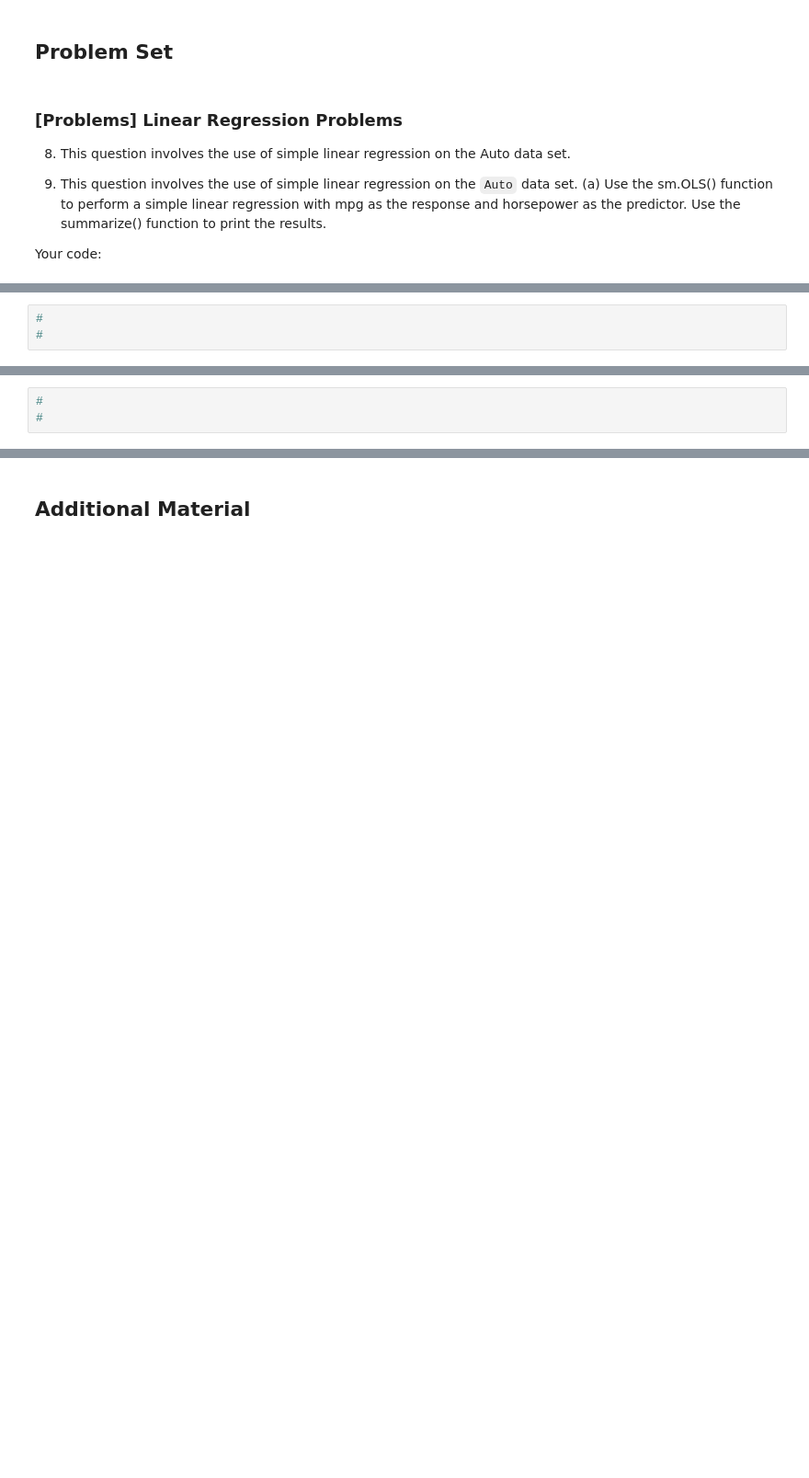
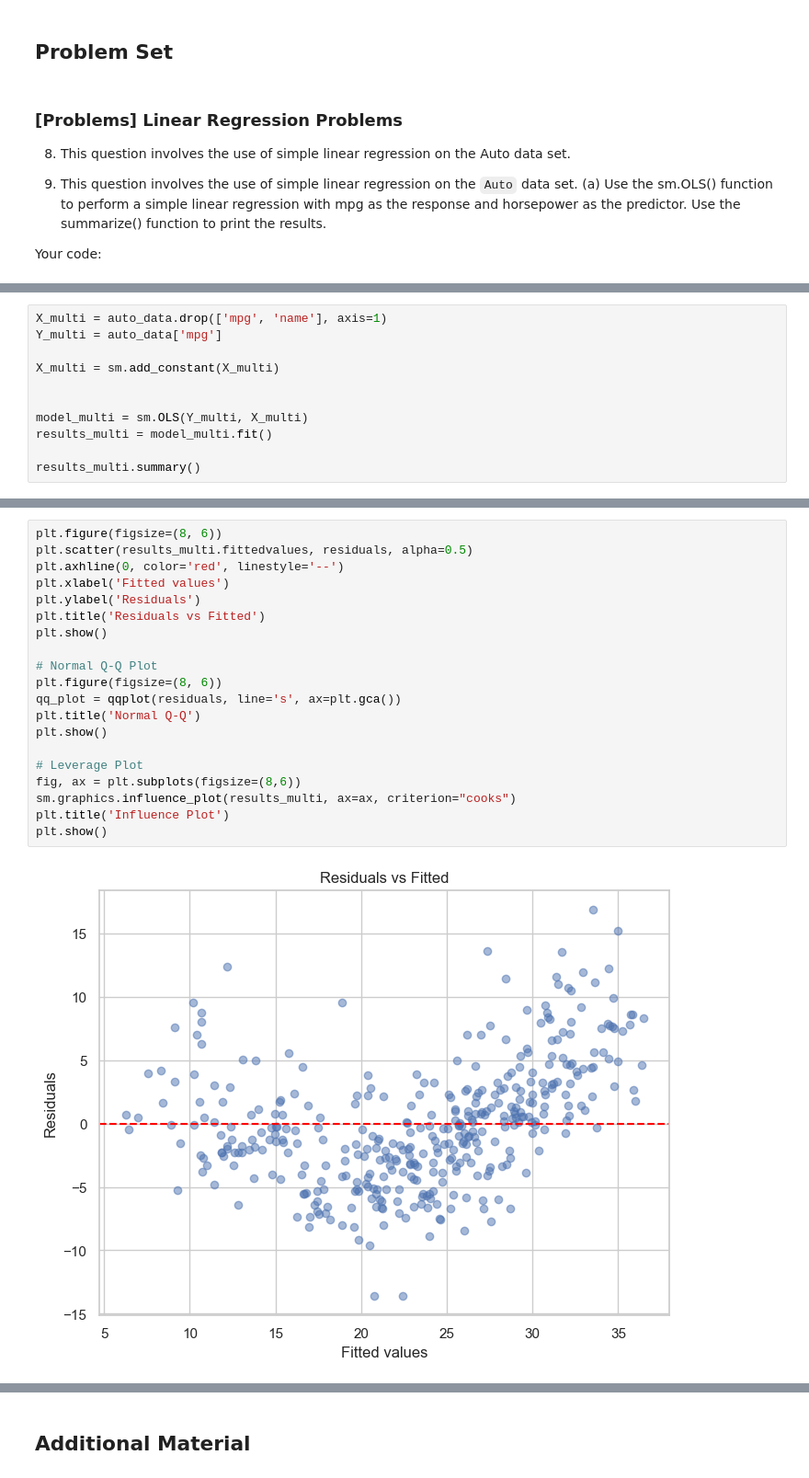
Before and after one commit to BU-MSSP-Classroom/ma679-spring2024-01-linear-regression-SCOTT07186, a Jupyter notebook: Ch3_Regression_Python.ipynb, the cells around one changed output, grey strips where cells are left out. Shown at 92% size. Cells and saved outputs as stored; diff of their text form; blank space fills up the shorter version.

```diff
--- a/Ch3_Regression_Python.ipynb
+++ b/Ch3_Regression_Python.ipynb
@@ -714,5 +799,13 @@ the predictors. Use the summarize() function to print the results.
 
 Your code:
 # %%
-#
-#
+X_multi = auto_data.drop(['mpg', 'name'], axis=1)
+Y_multi = auto_data['mpg']
+
+X_multi = sm.add_constant(X_multi)
+
+
+model_multi = sm.OLS(Y_multi, X_multi)
+results_multi = model_multi.fit()
+
+results_multi.summary()
@@ -742,5 +861,24 @@ high leverage?
 
 Your code:
 # %%
-#
-#
+plt.figure(figsize=(8, 6))
+plt.scatter(results_multi.fittedvalues, residuals, alpha=0.5)
+plt.axhline(0, color='red', linestyle='--')
+plt.xlabel('Fitted values')
+plt.ylabel('Residuals')
+plt.title('Residuals vs Fitted')
+plt.show()
+
+# Normal Q-Q Plot
+plt.figure(figsize=(8, 6))
+qq_plot = qqplot(residuals, line='s', ax=plt.gca())
+plt.title('Normal Q-Q')
+plt.show()
+
+# Leverage Plot
+fig, ax = plt.subplots(figsize=(8,6))
+sm.graphics.influence_plot(results_multi, ax=ax, criterion="cooks")
+plt.title('Influence Plot')
+plt.show()
+# %% [output]
+[figure, added]
```
Also changed, not shown: parts of 42 cells of this notebook, 2 other files.
